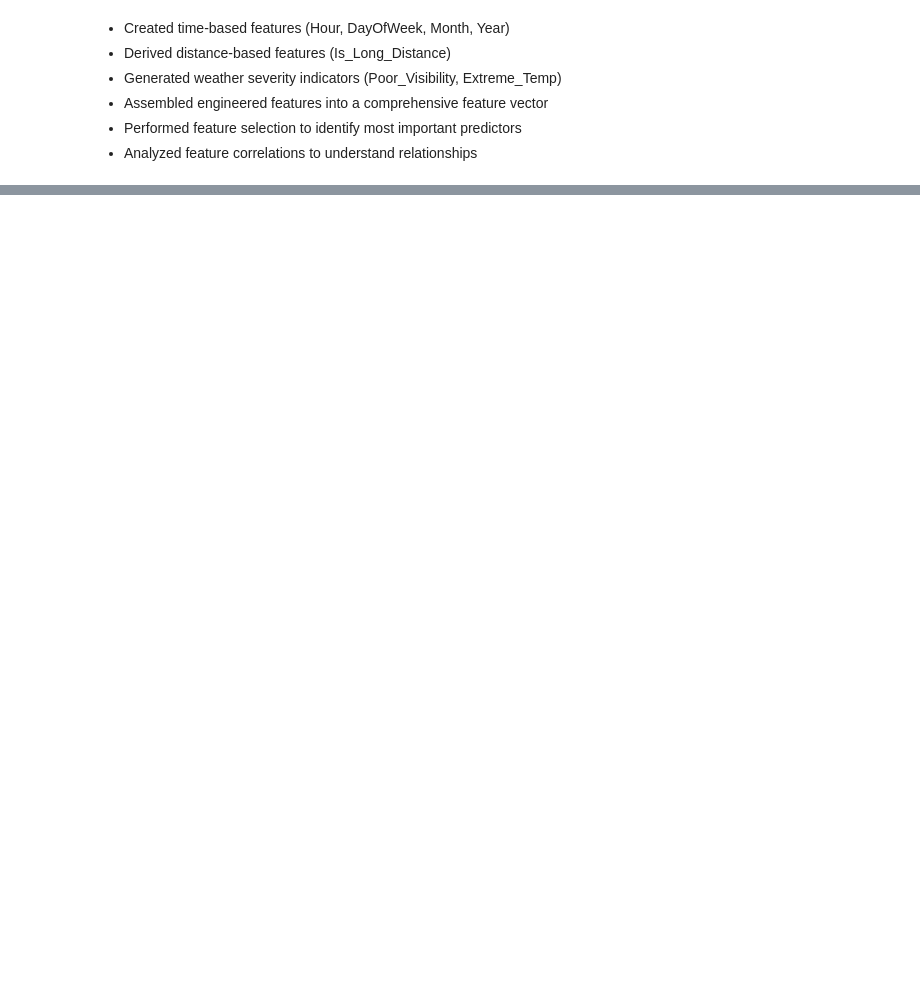
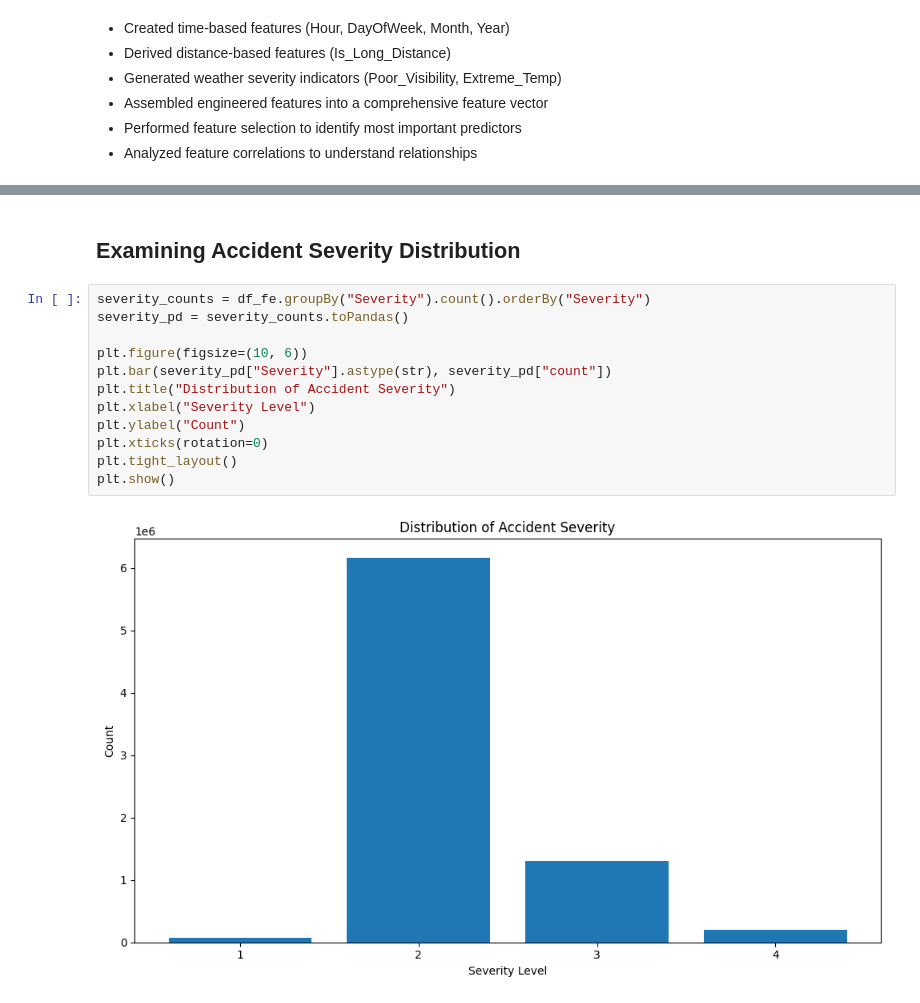
Before and after one commit to asif-mursalin/Research-on-US-accidents, a Jupyter notebook: Asif.ipynb, the cells around one changed output, grey strips where cells are left out. Cells and saved outputs as stored; diff of their text form; blank space fills up the shorter version.

```diff
--- a/Asif.ipynb
+++ b/Asif.ipynb
@@ -376,0 +411,16 @@ only showing top 5 rows
+# %% [markdown]
+## Examining Accident Severity Distribution
+# %%
+severity_counts = df_fe.groupBy("Severity").count().orderBy("Severity")
+severity_pd = severity_counts.toPandas()
+
+plt.figure(figsize=(10, 6))
+plt.bar(severity_pd["Severity"].astype(str), severity_pd["count"])
+plt.title("Distribution of Accident Severity")
+plt.xlabel("Severity Level")
+plt.ylabel("Count")
+plt.xticks(rotation=0)
+plt.tight_layout()
+plt.show()
+# %% [output]
+[figure, added]
```
Also changed, not shown: parts of 38 cells of this notebook, 1 other file.
